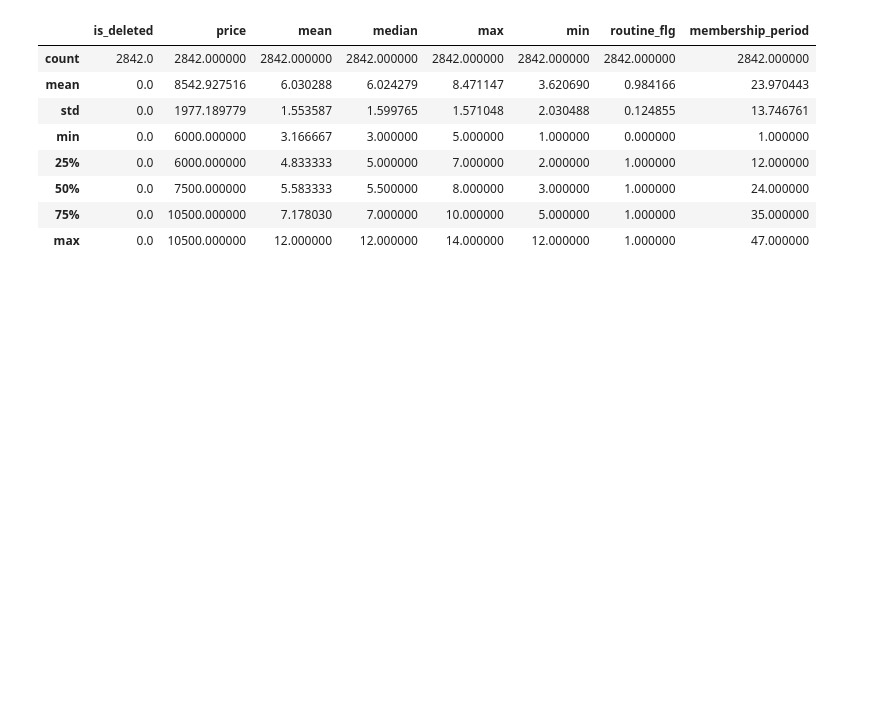
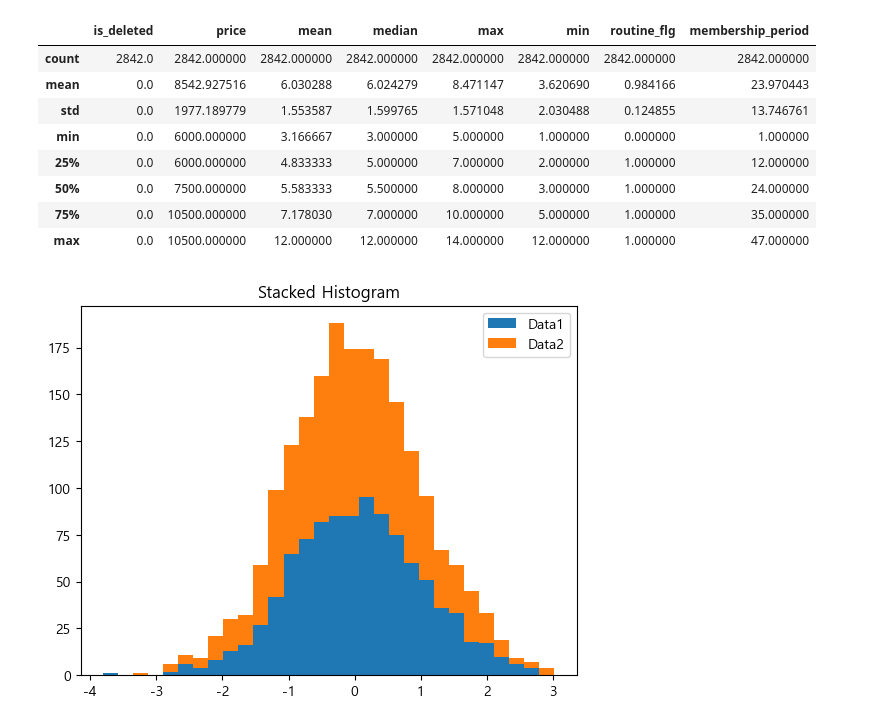
Before and after one commit to aroa97/practice, a Jupyter notebook: churn/practice/3장/3장_연습.ipynb, the cells around one changed output. Cells and saved outputs as stored; diff of their text form; code cells hidden in the pictures; blank space fills up the shorter version.

```diff
--- a/churn/practice/3장/3장_연습.ipynb
+++ b/churn/practice/3장/3장_연습.ipynb
@@ -708,3 +743,13 @@ customer_stay.describe(include='number')
 # %%
 # 파일 저장
 customer_join.to_csv("customer_join.csv", index=False, encoding='cp949')
+# %%
+data1 = np.random.randn(1000)
+data2 = np.random.randn(1000)
+
+plt.hist([data1, data2], bins=30, stacked=True, label=['Data1', 'Data2'])
+plt.legend()
+plt.title('Stacked Histogram')
+plt.show()
+# %% [output]
+[figure, added]
```
Also changed, not shown: parts of 8 cells of this notebook, 5 other files.
